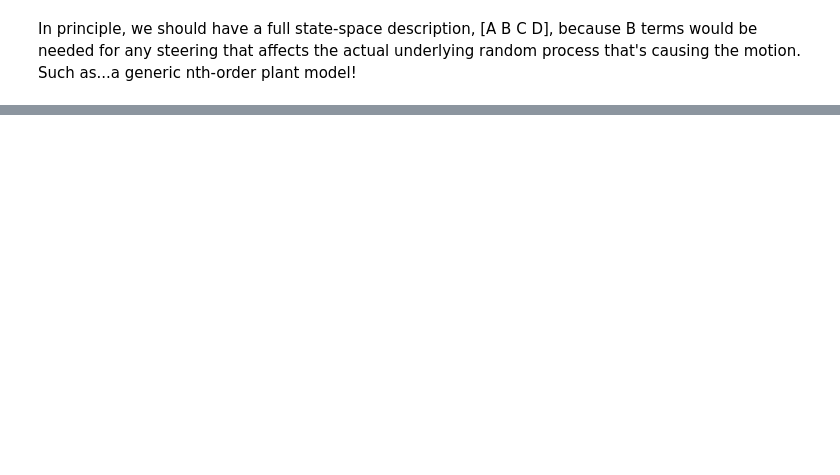
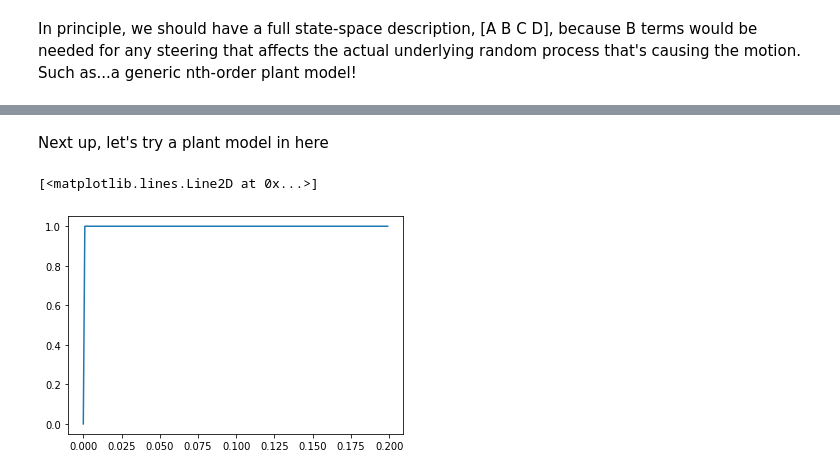
Before and after one commit to aditya-sengupta/seallqg, a Jupyter notebook: notebooks/lqg_delays_Dmatrix.ipynb, the cells around one changed output, grey strips where cells are left out. Cells and saved outputs as stored; diff of their text form; code cells hidden in the pictures; blank space fills up the shorter version.

```diff
--- a/notebooks/lqg_delays_Dmatrix.ipynb
+++ b/notebooks/lqg_delays_Dmatrix.ipynb
@@ -175,0 +89,10 @@ _ = abcd.simulate([ol, integ], nsteps=nsteps, plot=True)
+# %% [markdown]
+Next up, let's try a plant model in here
+# %%
+tf = sig.TransferFunction([omega ** 2], [1, 2 * z * omega, omega ** 2])
+tf = make_tf2(overshoot=0.00001, peak_time=0.00001)
+t, y = sig.step(tf, T=np.arange(0, 0.2, 0.001))
+plt.plot(t, np.squeeze(y))
+# %% [output]
+[<matplotlib.lines.Line2D at 0x...>]
+[figure, added]
```
Also changed, not shown: parts of 24 cells of this notebook, 11 other files.
